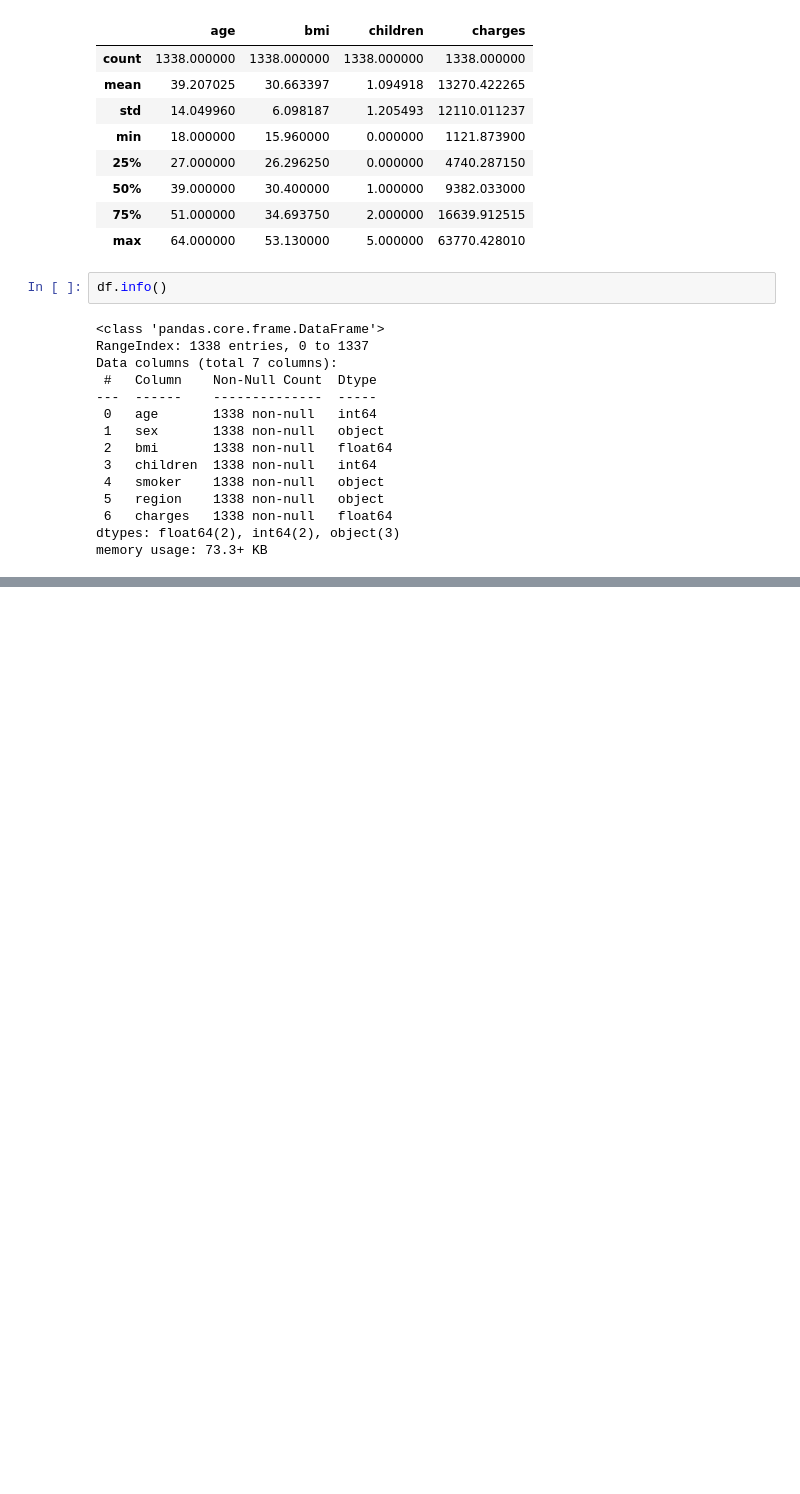
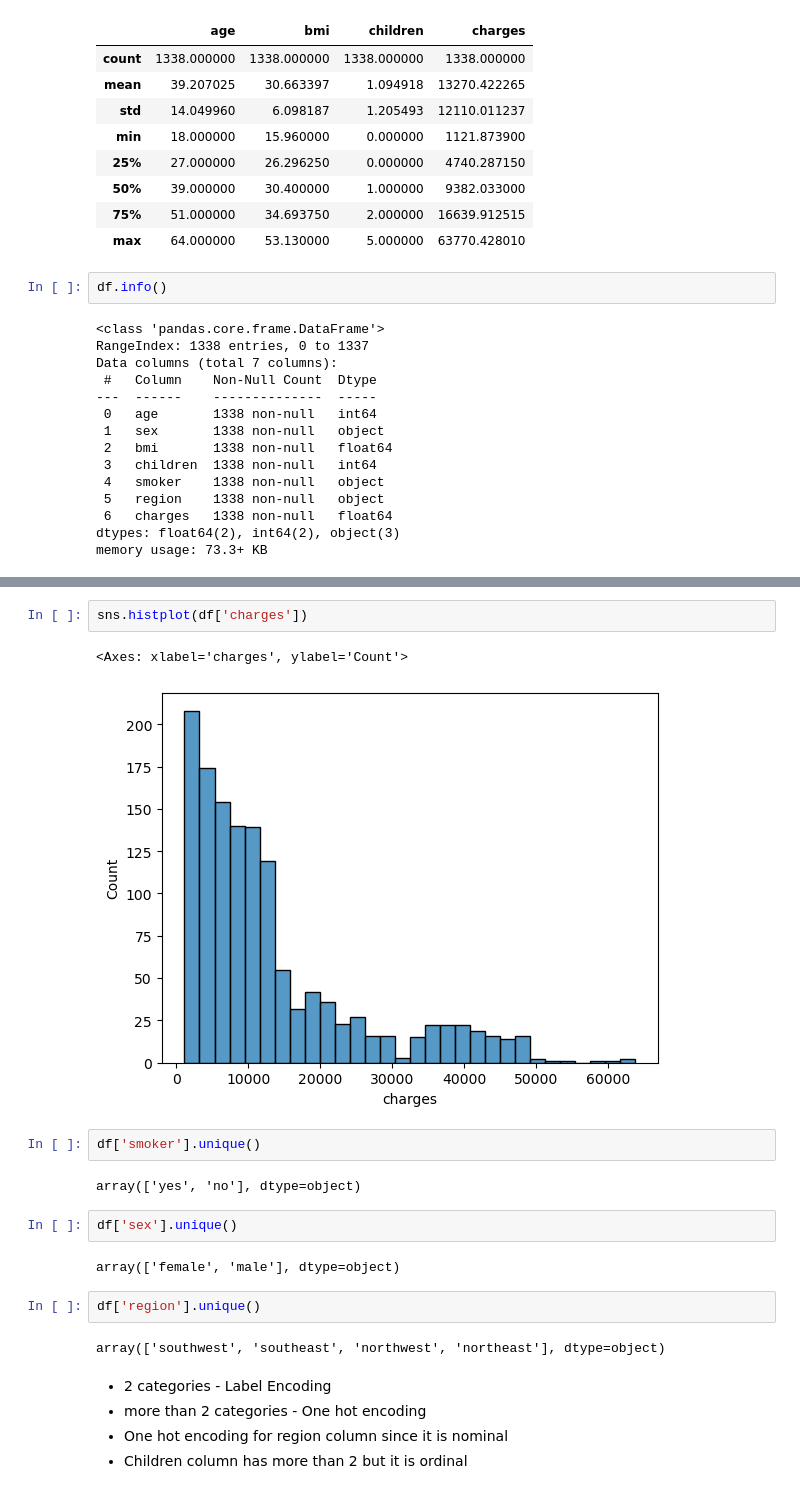
Before and after one commit to poorva-r/Medical-Expenditure-Prediction-ML-Python-Gradio, a Jupyter notebook: Medical_Insurance_Payout.ipynb, the cells around one changed output, grey strips where cells are left out. Saved outputs shown, nothing was run; the diff lists cells and outputs as text; blank space fills up the shorter version.

```diff
--- a/Medical_Insurance_Payout.ipynb
+++ b/Medical_Insurance_Payout.ipynb
@@ -92,0 +114,22 @@ plt.show()
+# %%
+sns.histplot(df['charges'])
+# %% [output]
+<Axes: xlabel='charges', ylabel='Count'>
+[figure, added]
+# %%
+df['smoker'].unique()
+# %% [output]
+array(['yes', 'no'], dtype=object)
+# %%
+df['sex'].unique()
+# %% [output]
+array(['female', 'male'], dtype=object)
+# %%
+df['region'].unique()
+# %% [output]
+array(['southwest', 'southeast', 'northwest', 'northeast'], dtype=object)
+# %% [markdown]
+- 2 categories - Label Encoding
+- more than 2 categories - One hot encoding
+- One hot encoding for region column since it is nominal
+ - Children column has more than 2 but it is ordinal
```
Also changed, not shown: parts of 44 cells of this notebook.
